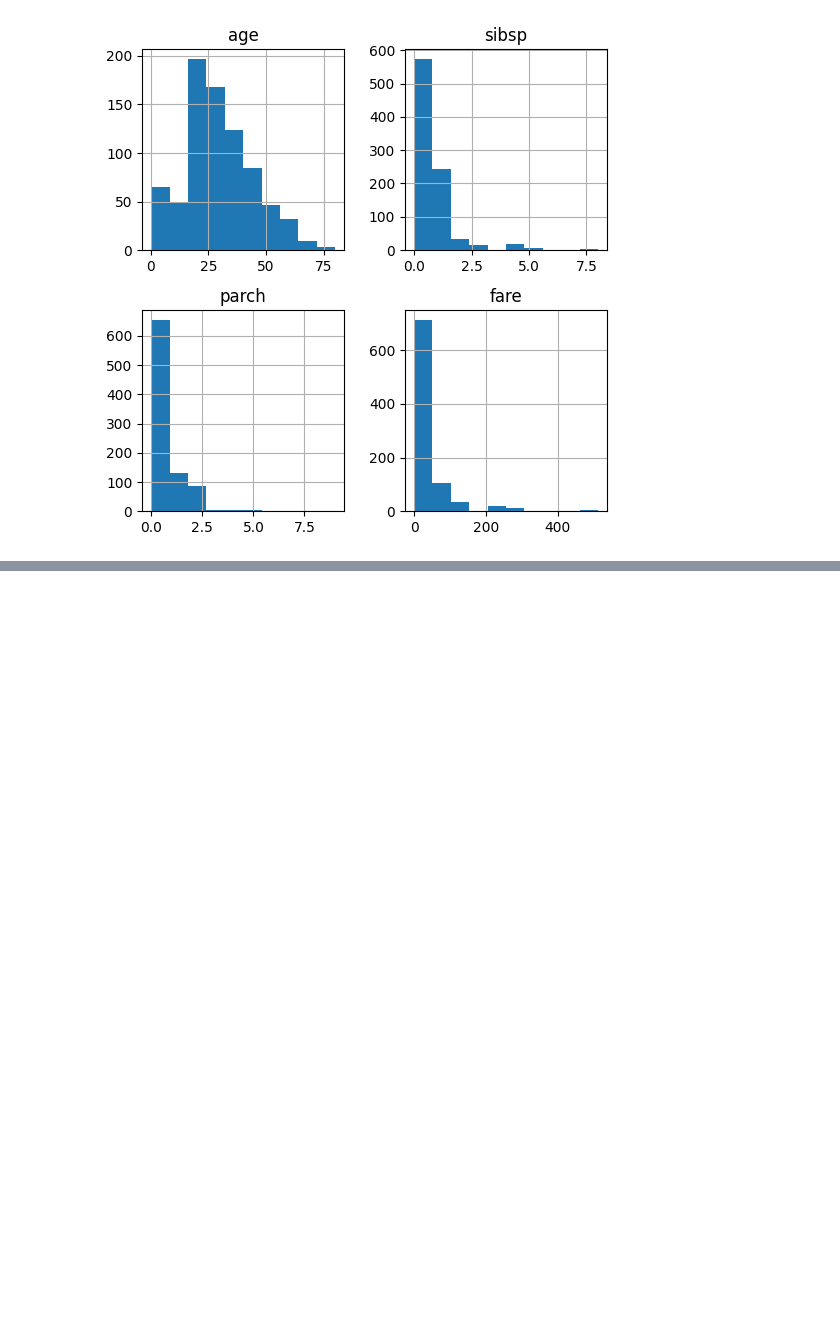
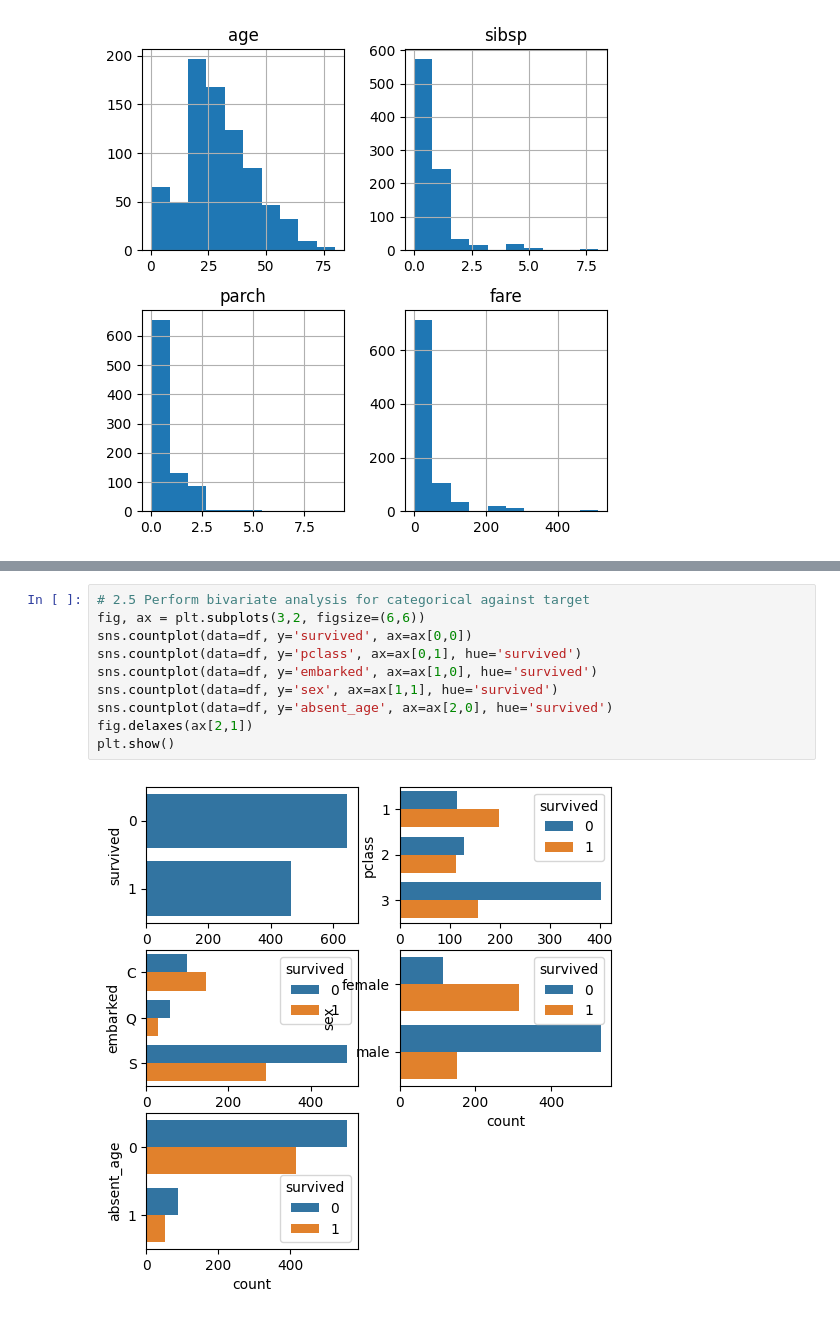
Before and after one commit to alexismenanieves/4Geeks, a Jupyter notebook: Titanic_Analysis_Model.ipynb, the cells around one changed output, grey strips where cells are left out. Drawn from its saved outputs; the diff is of its cells as text; blank space fills up the shorter version.

```diff
--- a/Titanic_Analysis_Model.ipynb
+++ b/Titanic_Analysis_Model.ipynb
@@ -131,0 +145,12 @@ plt.show()
+# %%
+# 2.5 Perform bivariate analysis for categorical against target
+fig, ax = plt.subplots(3,2, figsize=(6,6))
+sns.countplot(data=df, y='survived', ax=ax[0,0])
+sns.countplot(data=df, y='pclass', ax=ax[0,1], hue='survived')
+sns.countplot(data=df, y='embarked', ax=ax[1,0], hue='survived')
+sns.countplot(data=df, y='sex', ax=ax[1,1], hue='survived')
+sns.countplot(data=df, y='absent_age', ax=ax[2,0], hue='survived')
+fig.delaxes(ax[2,1])
+plt.show()
+# %% [output]
+[figure, added]
```
Also changed, not shown: parts of 17 cells of this notebook.
